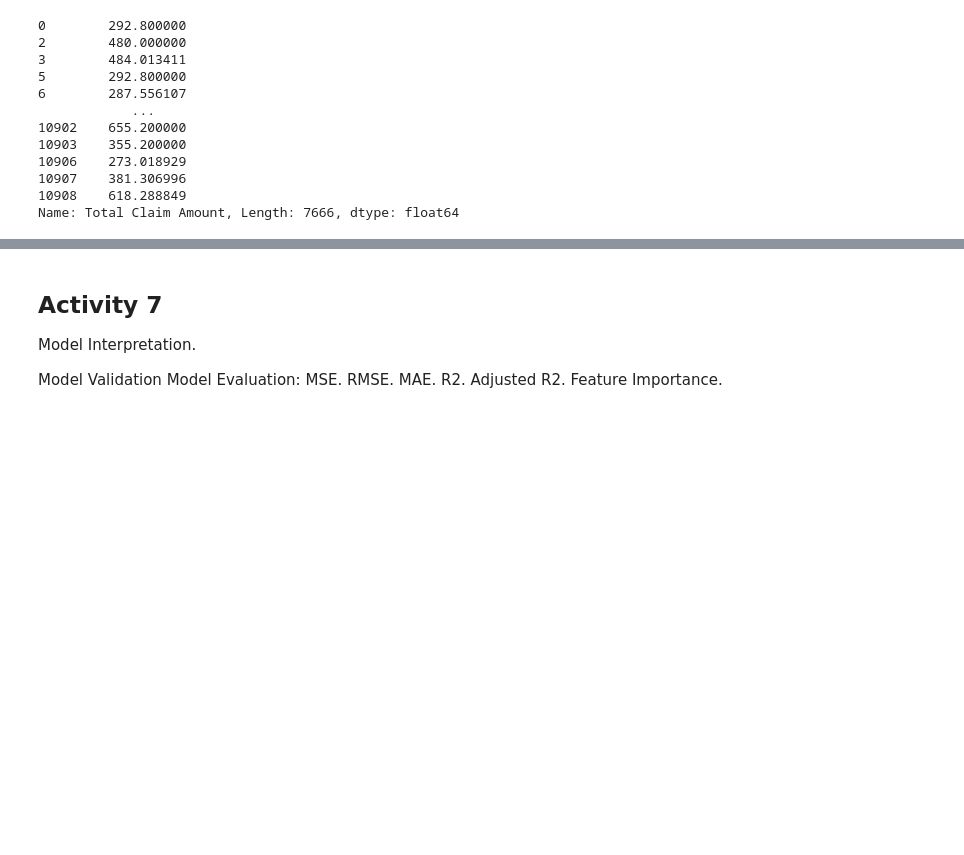
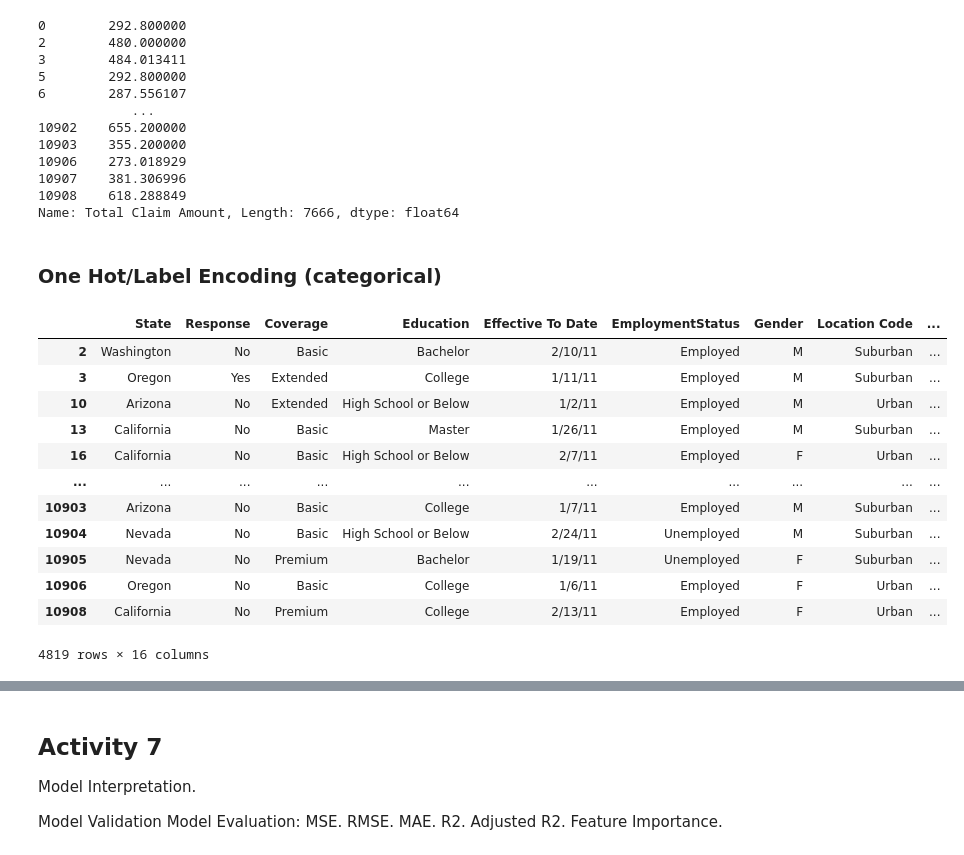
Before and after one commit to adrianacupp/case_study, a Jupyter notebook: Case_Studies/Customer_Analysis_Case_Study/Customer_Analysis_Plotting_Activities_6_7.ipynb, the cells around one changed output, grey strips where cells are left out. Cells and saved outputs as stored; diff of their text form; code cells hidden in the pictures; blank space fills up the shorter version.

```diff
--- a/Case_Studies/Customer_Analysis_Case_Study/Customer_Analysis_Plotting_Activities_6.ipynb
+++ b/Case_Studies/Customer_Analysis_Case_Study/Customer_Analysis_Plotting_Activities_6_7.ipynb
@@ -294,3 +298,22 @@ Y
 10907    381.306996
 10908    618.288849
 Name: Total Claim Amount, Length: 7666, dtype: float64
+# %% [markdown]
+### One Hot/Label Encoding (categorical)
+# %%
+categorical = categorical.dropna(axis = 0, how = 'any')
+categorical
+# %% [output]
+|  | State | Response | Coverage | Education | Effective To Date | EmploymentStatus | Gender | Location Code | ... |
+| 2 | Washington | No | Basic | Bachelor | 2/10/11 | Employed | M | Suburban | ... |
+| 3 | Oregon | Yes | Extended | College | 1/11/11 | Employed | M | Suburban | ... |
+| 10 | Arizona | No | Extended | High School or Below | 1/2/11 | Employed | M | Urban | ... |
+| 13 | California | No | Basic | Master | 1/26/11 | Employed | M | Suburban | ... |
+| 16 | California | No | Basic | High School or Below | 2/7/11 | Employed | F | Urban | ... |
+| ... | ... | ... | ... | ... | ... | ... | ... | ... | ... |
+| 10903 | Arizona | No | Basic | College | 1/7/11 | Employed | M | Suburban | ... |
+| 10904 | Nevada | No | Basic | High School or Below | 2/24/11 | Unemployed | M | Suburban | ... |
+| 10905 | Nevada | No | Premium | Bachelor | 1/19/11 | Unemployed | F | Suburban | ... |
+| 10906 | Oregon | No | Basic | College | 1/6/11 | Employed | F | Urban | ... |
+| 10908 | California | No | Premium | College | 2/13/11 | Employed | F | Urban | ... |
+4819 rows × 16 columns
```
Also changed, not shown: parts of 26 cells of this notebook.
